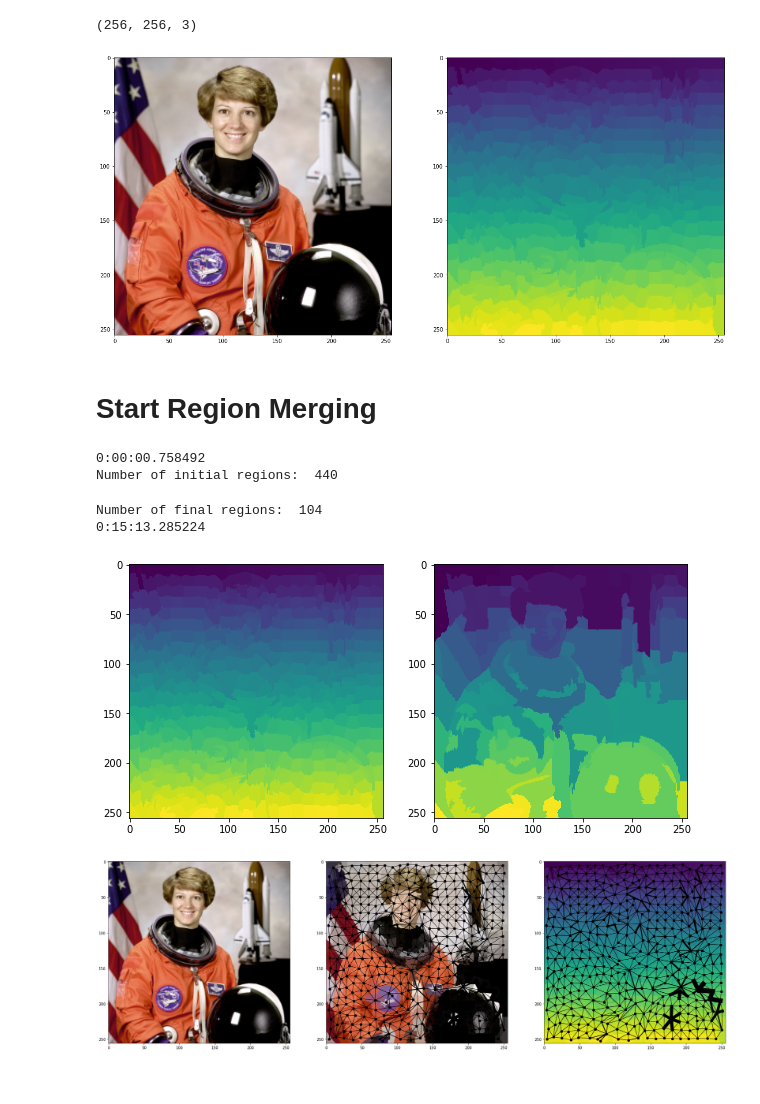
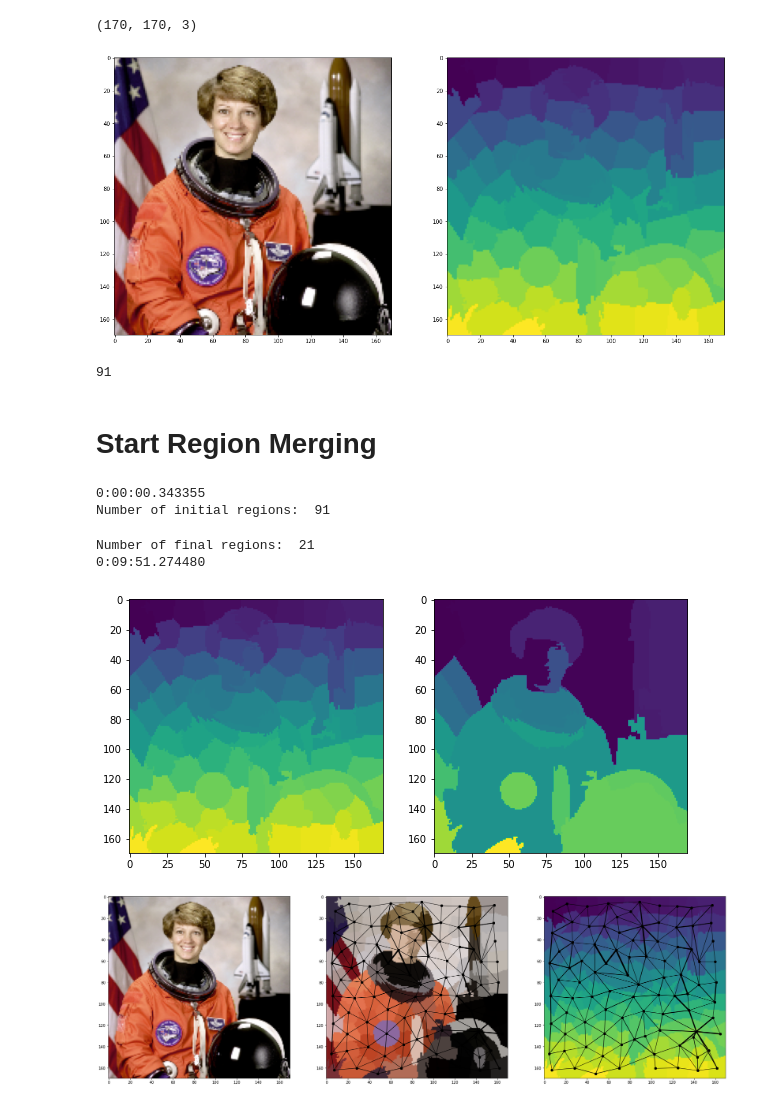
Before and after one commit to shubham1810/DynamicRegionMerging, a Jupyter notebook: demo.ipynb, the cells around one changed output. Drawn from its saved outputs; the diff is of its cells as text; code cells hidden in the pictures.

```diff
--- a/demo.ipynb
+++ b/demo.ipynb
@@ -15,11 +15,11 @@ import datetime
 import copy
 # %%
 img = data.astronaut()
-w, h = int(img.shape[0]/2), int(img.shape[1]/2)
+w, h = int(img.shape[0]/3), int(img.shape[1]/3)
 img = cv2.resize(img, (h, w))
 
 # labels = segmentation.slic(img, compactness=10, n_segments=500, start_label=1)
 labels = segmentation.slic(img, compactness=15, n_segments=500, start_label=1)
 print(img.shape)
 # %% [output]
-(256, 256, 3)
+(170, 170, 3)
@@ -26,3 +28,6 @@ print(img.shape)
+# %%
+# labels = watershed_segmentation(cv2.cvtColor(img, cv2.COLOR_RGB2GRAY))
+labels = segmentation.slic(img, compactness=25, n_segments=100, start_label=1)
 # %%
 plt.figure(0, figsize=(20, 10))
 plt.subplot(1, 2, 1)
@@ -33,7 +38,11 @@ plt.imshow(labels)
 
 plt.show()
 # %% [output]
-[figure, old version]
+[figure, new version]
+# %%
+len(np.unique(labels))
+# %% [output]
+91
 # %%
 from src.rag import RAG
 from src.utils import visualize_rag, quantize_image
@@ -44,32 +53,32 @@ from src.region_merging import RegionMerging
 # %% [markdown]
 # Start Region Merging
 # %%
-drm = RegionMerging(img, labels, lambda1=0.7, lambda2=0.1)
+drm = RegionMerging(img, labels, lambda1=0.8, lambda2=0.1)
 start = datetime.datetime.now()
 initial_labels = drm.get_labels()
 initial_graph = copy.deepcopy(drm.graph)
 print("Number of initial regions: ", len(drm.graph.nodes))
 
-drm.run_region_merging(1000)
+drm.run_region_merging(1500)
 
 new_labels = drm.get_labels()
 print("Number of final regions: ", len(drm.graph.nodes))
 print(datetime.datetime.now() - start)
 
 
 # Visualize
 plt.figure(0, figsize=(10, 7))
 plt.subplot(1, 2, 1)
 plt.imshow(initial_labels)
 plt.subplot(1, 2, 2)
 plt.imshow(new_labels)
 plt.show()
 # %% [output]
-0:00:00.758492
-Number of initial regions:  440
+0:00:00.343355
+Number of initial regions:  91
-Number of final regions:  104
-0:15:13.285224
+Number of final regions:  21
+0:09:51.274480
-[figure, old version]
+[figure, new version]
 # %%
 def visualize_rag(img1, img, labels, graph):
     """
@@ -124,7 +133,7 @@ def visualize_rag(img1, img, labels, graph):
 # %%
 visualize_rag(img, quantize_image(img, initial_labels), initial_labels, initial_graph)
 # %% [output]
-[figure, old version]
+[figure, new version]
 # %%
 visualize_rag(img, drm.get_quant_image(), new_labels, drm.graph)
 # %% [output]
```
Also changed, not shown: parts of 2 cells of this notebook.
